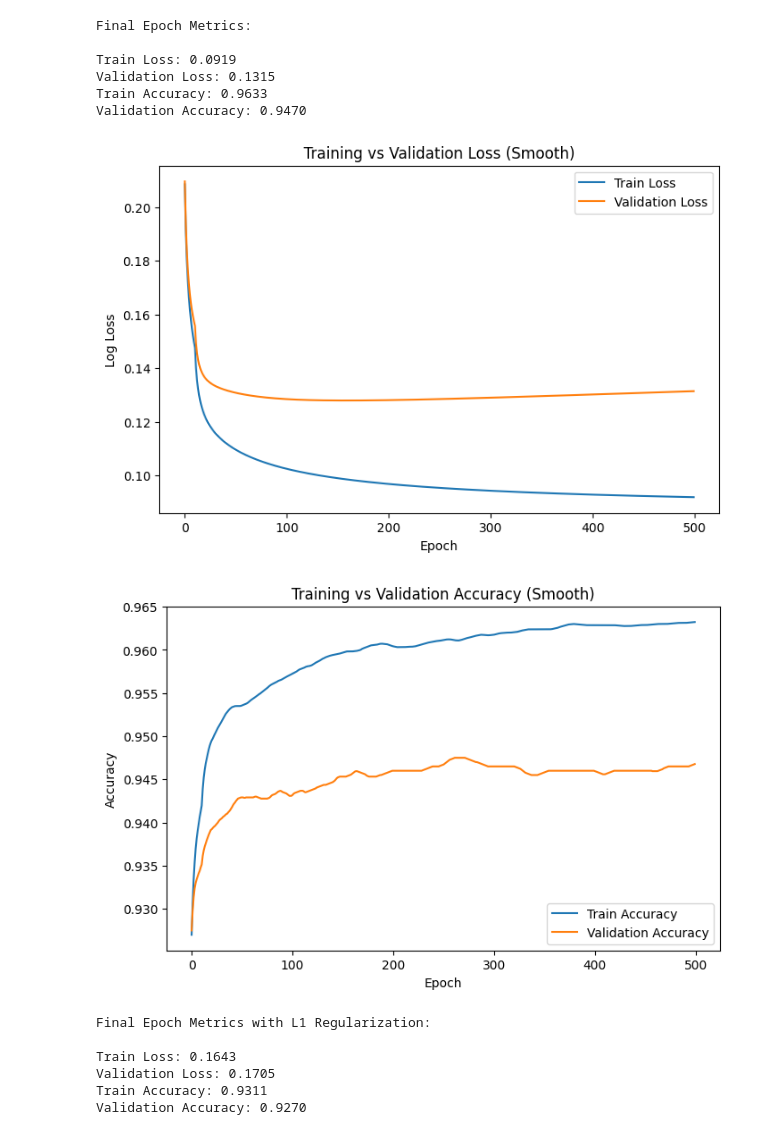
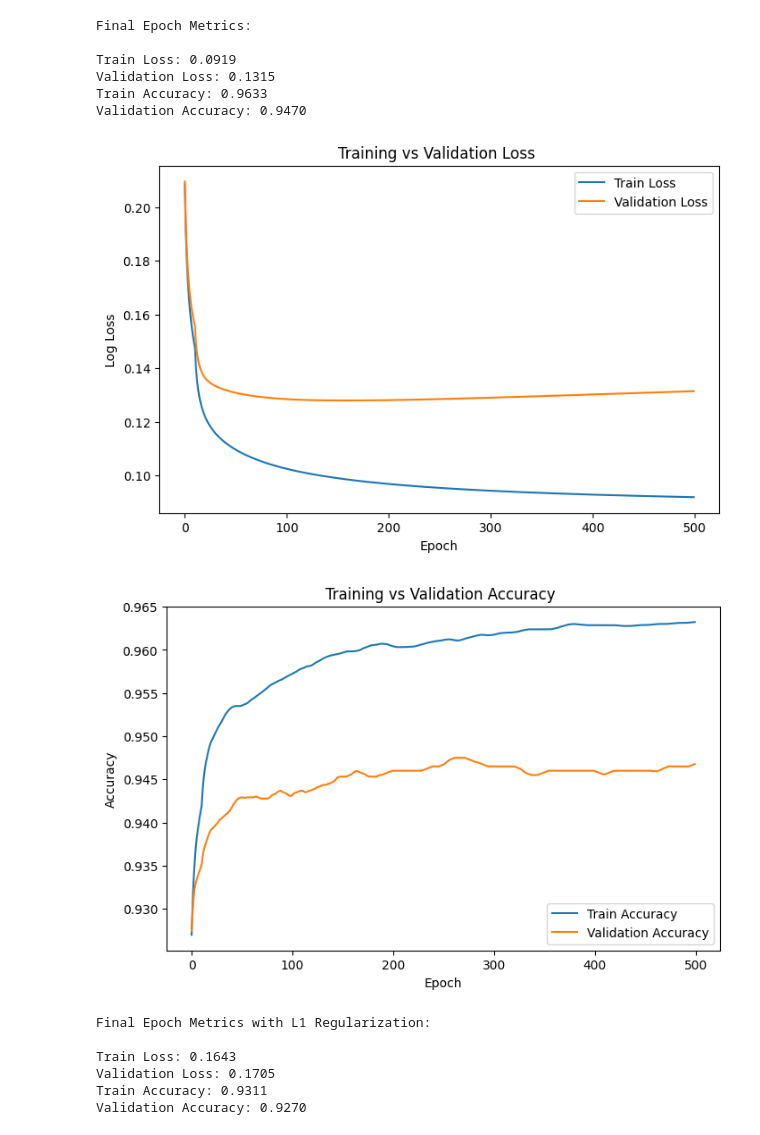
Before and after one commit to MDRobiulhassan/Machine-Learning-Course, a Jupyter notebook: College_Placement.ipynb, the cells around one changed output. Cells and saved outputs as stored; diff of their text form; code cells hidden in the pictures.

```diff
--- a/College_Placement.ipynb
+++ b/College_Placement.ipynb
@@ -139,14 +139,14 @@ Validation Accuracy: 0.9470
 # %%
 plt.figure(figsize=(8,5))
 plt.plot(train_losses_smooth, label='Train Loss')
 plt.plot(val_losses_smooth, label='Validation Loss')
 plt.xlabel("Epoch")
 plt.ylabel("Log Loss")
-plt.title("Training vs Validation Loss (Smooth)")
+plt.title("Training vs Validation Loss ")
 plt.legend()
 plt.show()
 # %% [output]
-[figure, old version]
+[figure, new version]
 # %%
 # Plot Accuracy
 plt.figure(figsize=(8,5))
@@ -154,11 +154,11 @@ plt.plot(train_acc_smooth, label='Train Accuracy')
 plt.plot(val_acc_smooth, label='Validation Accuracy')
 plt.xlabel("Epoch")
 plt.ylabel("Accuracy")
-plt.title("Training vs Validation Accuracy (Smooth)")
+plt.title("Training vs Validation Accuracy ")
 plt.legend()
 plt.show()
 # %% [output]
-[figure, old version]
+[figure, new version]
 # %%
 model = SGDClassifier(
     loss='log_loss',
```
